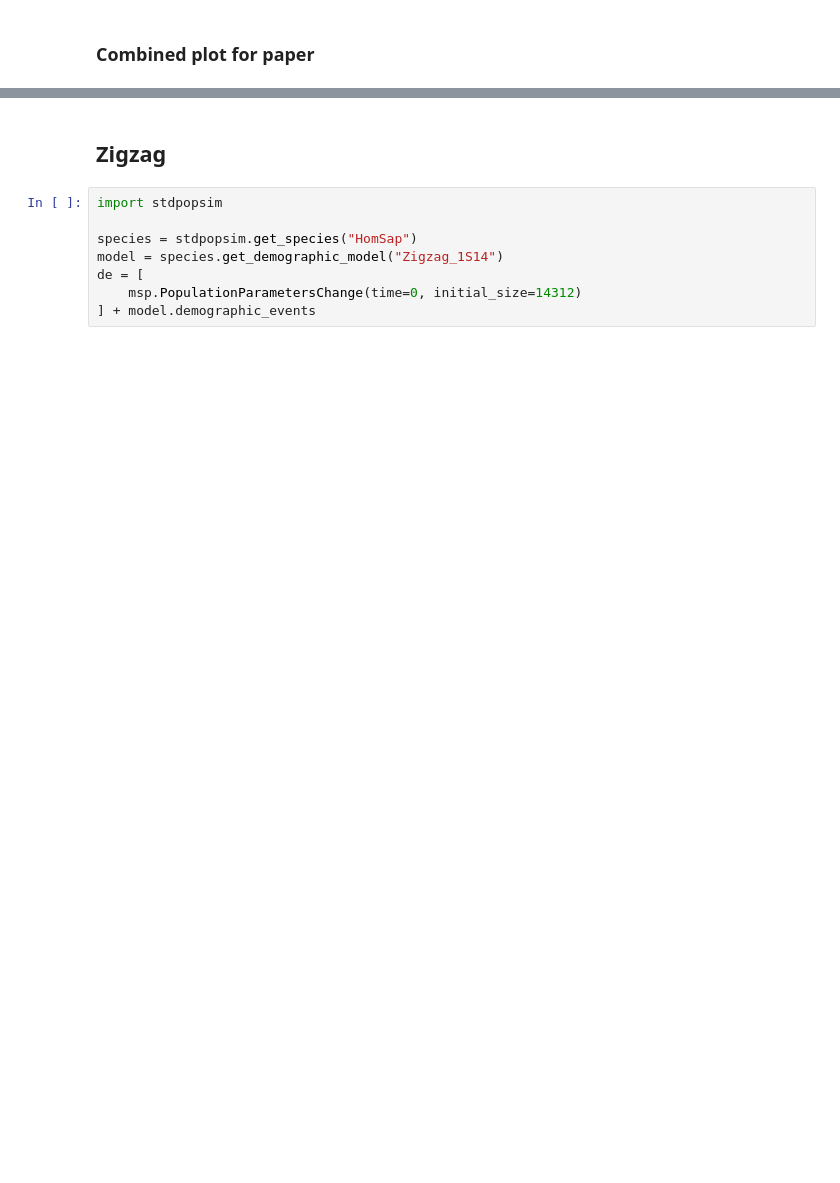
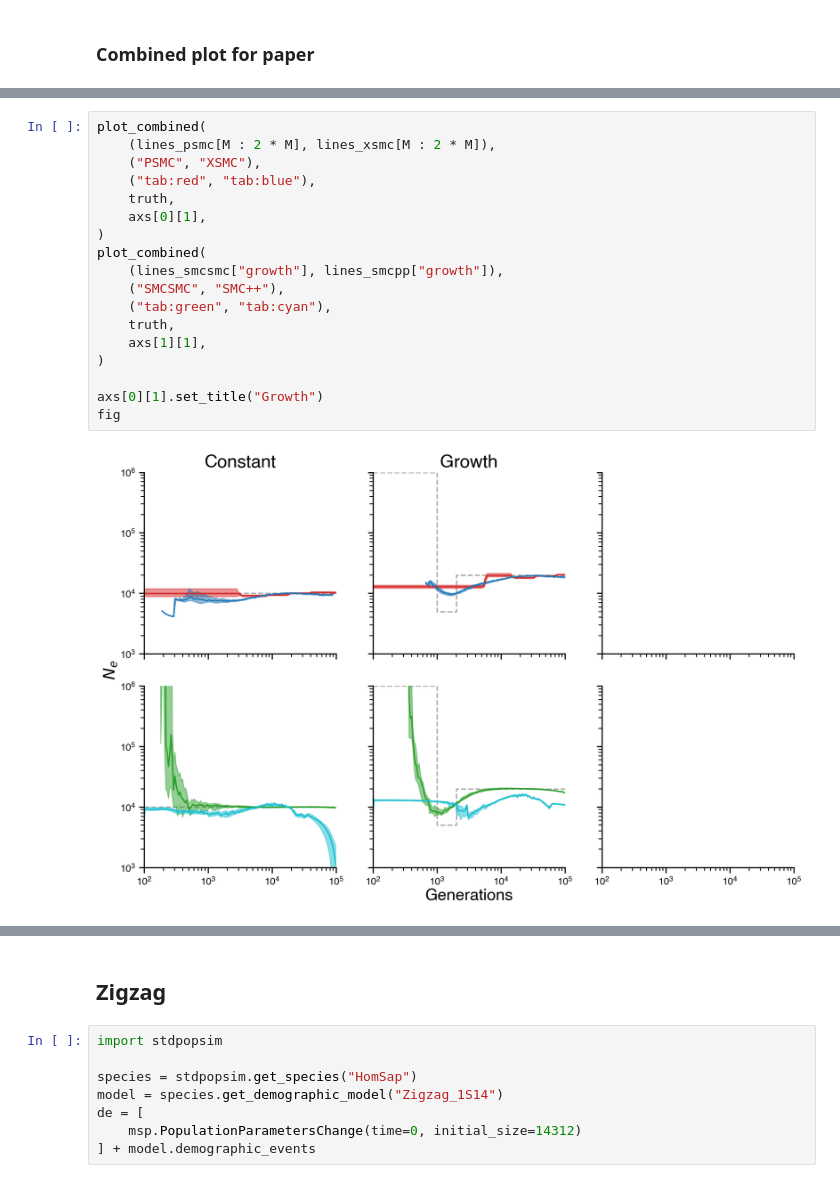
Before and after one commit to terhorst/xsmc, a Jupyter notebook: docsrc/source/paper/psmc.ipynb, the cells around one changed output, grey strips where cells are left out. Drawn from its saved outputs; the diff is of its cells as text; blank space fills up the shorter version.

```diff
--- a/docsrc/source/paper/psmc.ipynb
+++ b/docsrc/source/paper/psmc.ipynb
@@ -322,0 +218,20 @@ fig
+# %%
+plot_combined(
+    (lines_psmc[M : 2 * M], lines_xsmc[M : 2 * M]),
+    ("PSMC", "XSMC"),
+    ("tab:red", "tab:blue"),
+    truth,
+    axs[0][1],
+)
+plot_combined(
+    (lines_smcsmc["growth"], lines_smcpp["growth"]),
+    ("SMCSMC", "SMC++"),
+    ("tab:green", "tab:cyan"),
+    truth,
+    axs[1][1],
+)
+
+axs[0][1].set_title("Growth")
+fig
+# %% [output]
+[figure, added]
```
Also changed, not shown: parts of 56 cells of this notebook, 2 other files.
